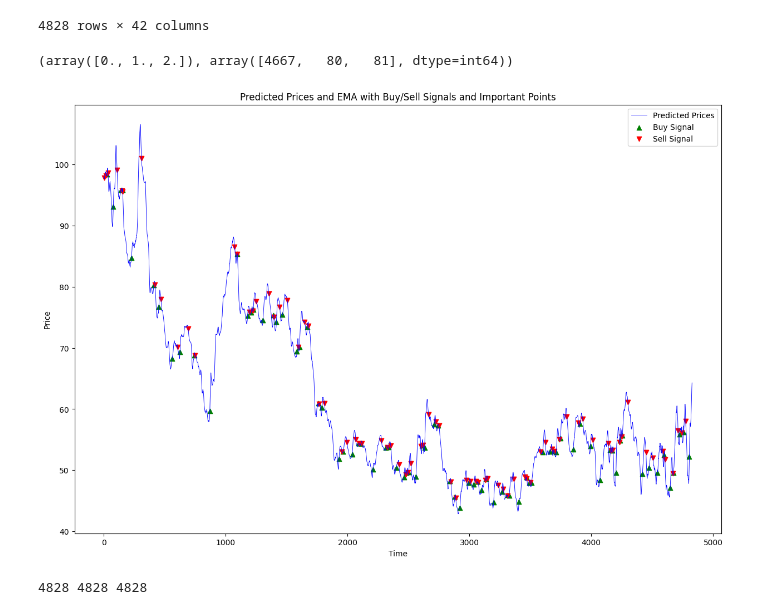
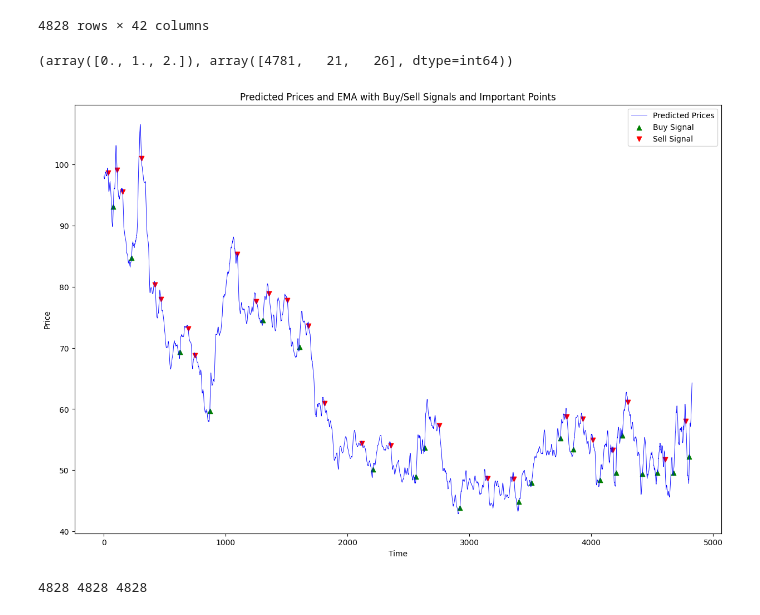
Before and after one commit to Iftekhar-mobin/AI_NLP_Journey, a Jupyter notebook: CNN Timeseries to Image classification/CNN for Time series to Image BUY Sell Hold Classification.ipynb, the cells around one changed output. Drawn from its saved outputs; the diff is of its cells as text; code cells hidden in the pictures.

```diff
--- a/CNN Timeseries to Image classification/CNN for Time series to Image BUY Sell Hold Classification.ipynb
+++ b/CNN Timeseries to Image classification/CNN for Time series to Image BUY Sell Hold Classification.ipynb
@@ -255,27 +184,20 @@ def signals_generator(predicted_prices, time_steps, price_diff_new_signal = 0.00
-# %%
-signals = signals_generator(predicted_prices, 30, 0.01)
-
-np.unique(signals, return_counts=True)
-# %% [output]
-(array([0., 1., 2.]), array([4667,   80,   81], dtype=int64))
-# %%
-# Plot the results
-plt.figure(figsize=(15, 10))
-plt.plot(predicted_prices, linewidth=0.6, color='blue', label='Predicted Prices', )
-# plt.plot(df_h4['avg'].values[-length:], color='red', linewidth=0.3, label='Actaul Prices')
-# plt.plot(ema, label='EMA', linestyle='--', color='green', linewidth=0.3)
-plt.scatter(np.arange(len(predicted_prices)), np.where(signals == 1, predicted_prices, np.nan), marker='^', color='g', label='Buy Signal')
-plt.scatter(np.arange(len(predicted_prices)), np.where(signals == 2, predicted_prices, np.nan), marker='v', color='r', label='Sell Signal')
-
-# Annotate the important points
-# for index, price in important_points:
-#     plt.annotate(f'{price:.5f}', (index, price),
-#                  textcoords="offset points", xytext=(0,10), ha='center', color='blue')
-
-plt.legend()
-plt.title('Predicted Prices and EMA with Buy/Sell Signals and Important Points')
-plt.xlabel('Time')
-plt.ylabel('Price')
-plt.show()
-# %% [output]
-[figure, removed]
+# %%
+def plotting_signal(prices, signal_values):
+    # Plot the results
+    plt.figure(figsize=(15, 10))
+    plt.plot(prices, linewidth=0.6, color='blue', label='Predicted Prices', )
+    # plt.plot(df_h4['avg'].values[-length:], color='red', linewidth=0.3, label='Actaul Prices')
+    # plt.plot(ema, label='EMA', linestyle='--', color='green', linewidth=0.3)
+    plt.scatter(np.arange(len(prices)), np.where(signal_values == 1, prices, np.nan), marker='^', color='g', label='Buy Signal')
+    plt.scatter(np.arange(len(prices)), np.where(signal_values == 2, prices, np.nan), marker='v', color='r', label='Sell Signal')
+
+    # Annotate the important points
+    # for index, price in important_points:
+    #     plt.annotate(f'{price:.5f}', (index, price),
+    #                  textcoords="offset points", xytext=(0,10), ha='center', color='blue')
+
+    plt.legend()
+    plt.title('Predicted Prices and EMA with Buy/Sell Signals and Important Points')
+    plt.xlabel('Time')
+    plt.ylabel('Price')
+    plt.show()
@@ -282 +260,10 @@ plt.show()
+# %%
+signals, stats = signals_generator(df_processed.SMA_10.values, 30, 3)
+stats
+# %% [output]
+(array([0., 1., 2.]), array([4781,   21,   26], dtype=int64))
+# %%
+plotting_signal(df_processed.SMA_10.values, signals)
+# %% [output]
+[figure, added]
 # %%
```
Also changed, not shown: parts of 21 cells of this notebook.
